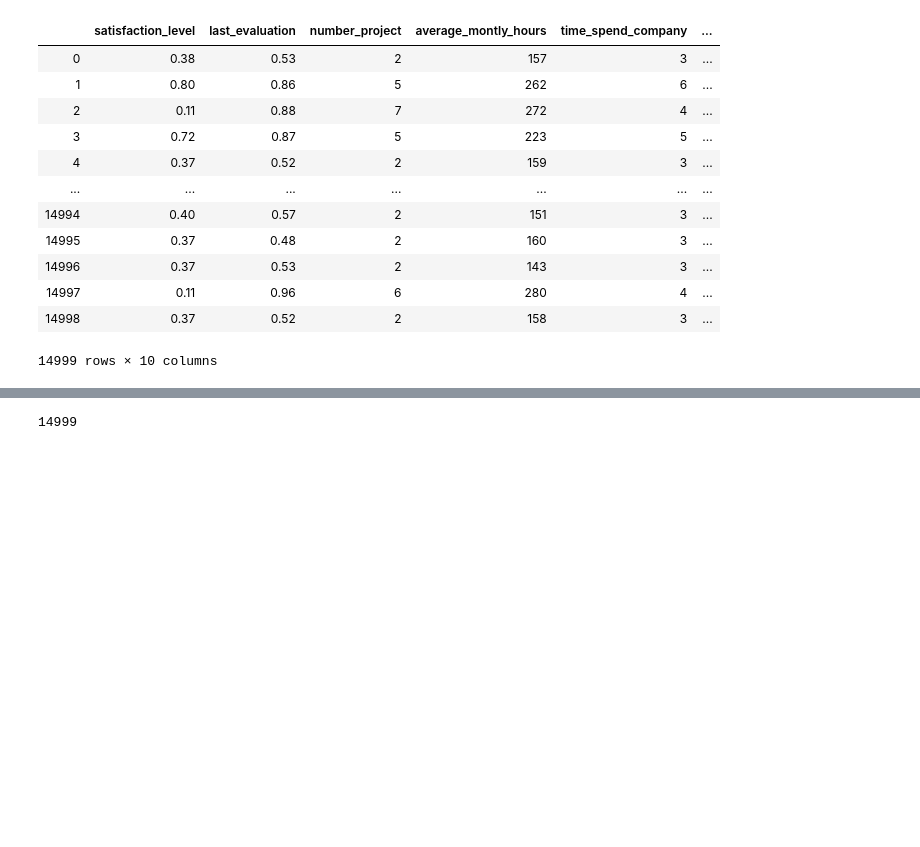
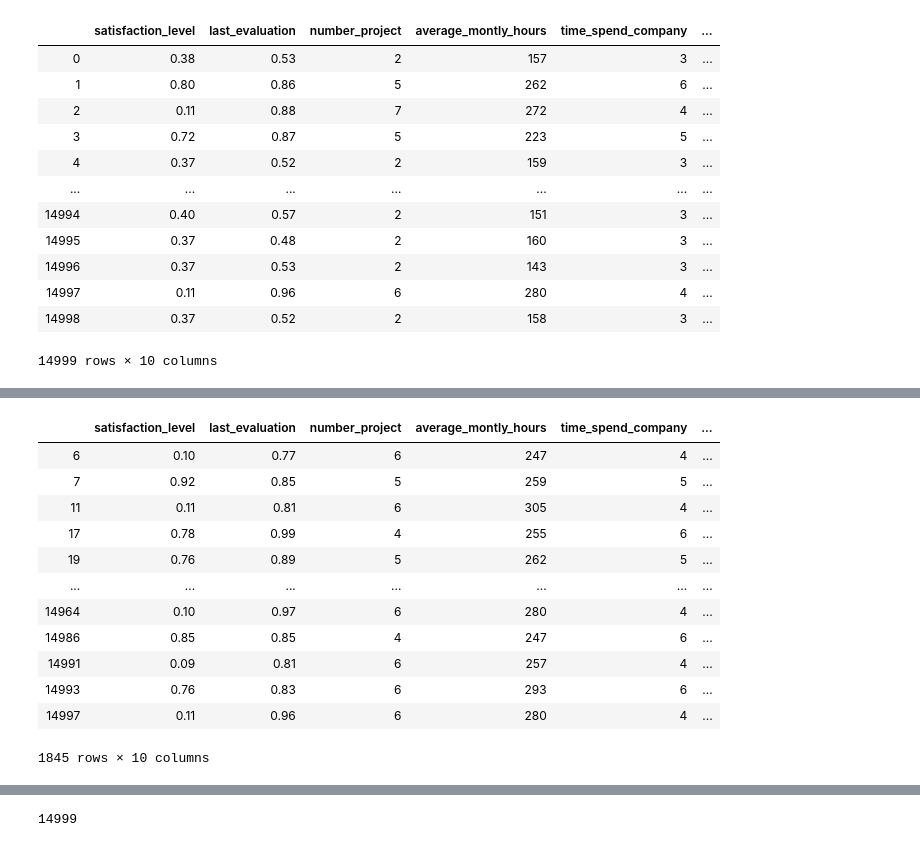
Before and after one commit to AyaFarag/EdYoda-ML-Practice, a Jupyter notebook: Pandas/Pandas-tutorials.ipynb, the cells around one changed output, grey strips where cells are left out. Drawn from its saved outputs; the diff is of its cells as text; code cells hidden in the pictures; blank space fills up the shorter version.

```diff
--- a/Pandas/Pandas-tutorials.ipynb
+++ b/Pandas/Pandas-tutorials.ipynb
@@ -34,0 +192,16 @@ hr
+# %%
+hr[(hr.salary == "low") & (hr.average_montly_hours > 245)]
+# %% [output]
+|  | satisfaction_level | last_evaluation | number_project | average_montly_hours | time_spend_company | ... |
+| 6 | 0.10 | 0.77 | 6 | 247 | 4 | ... |
+| 7 | 0.92 | 0.85 | 5 | 259 | 5 | ... |
+| 11 | 0.11 | 0.81 | 6 | 305 | 4 | ... |
+| 17 | 0.78 | 0.99 | 4 | 255 | 6 | ... |
+| 19 | 0.76 | 0.89 | 5 | 262 | 5 | ... |
+| ... | ... | ... | ... | ... | ... | ... |
+| 14964 | 0.10 | 0.97 | 6 | 280 | 4 | ... |
+| 14986 | 0.85 | 0.85 | 4 | 247 | 6 | ... |
+| 14991 | 0.09 | 0.81 | 6 | 257 | 4 | ... |
+| 14993 | 0.76 | 0.83 | 6 | 293 | 6 | ... |
+| 14997 | 0.11 | 0.96 | 6 | 280 | 4 | ... |
+1845 rows × 10 columns
```
Also changed, not shown: parts of 28 cells of this notebook, 3 other files.
